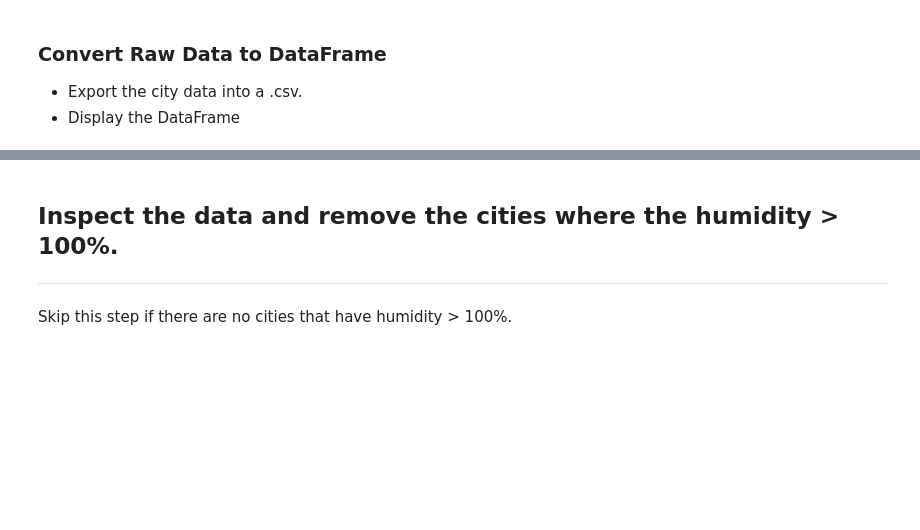
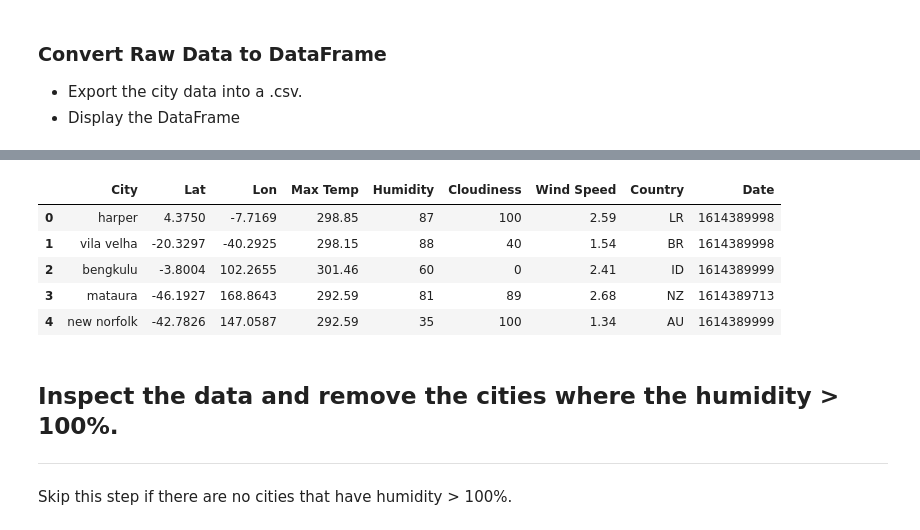
Before and after one commit to agomeso/Python-API-Challenge, a Jupyter notebook: WeatherPy/WeatherPy.ipynb, the cells around one changed output, grey strips where cells are left out. Saved outputs shown, nothing was run; the diff lists cells and outputs as text; code cells hidden in the pictures; blank space fills up the shorter version.

```diff
--- a/WeatherPy/WeatherPy.ipynb
+++ b/WeatherPy/WeatherPy.ipynb
@@ -62,13 +62,15 @@ url = "http://api.openweathermap.org/data/2.5/weather?"
 # Build partial query URL
 query_url = f"{url}appid={weather_api_key}&q="
 
-weather_dict = {}
+
+weather_list = []
 
 #Gather the data for Max Temp	Humidity	Cloudiness	Wind Speed	Country	Date
 print("Begin Data Retrieval")
 print("--------------------------")
 for city in cities:
     try:
+        weather_dict = {}
         response = requests.get(query_url + city).json()
         weather_dict['City'] = city
         weather_dict['Lat'] = response['coord']['lat']
@@ -79,7 +81,8 @@ for city in cities:
         weather_dict['Wind Speed'] = response['wind']['speed']
         weather_dict['Country'] = response['sys']['country']
         weather_dict['Date'] = response['dt']
-        print(f"Processing Record of #{cities.index(city)} of Set {range(0,50)}| {city}")
+        weather_list.append(weather_dict)
+        print(f"Processing Record {cities.index(city)} of {len(cities)-1} | {round((cities.index(city)/(len(cities)-1))*100)}% Completed | {city}")
     except:
         print("City not found. Skipping...")
 print("--------------------------")
@@ -145,0 +112,10 @@ weather_df.head(5)
+# %%
+weather_df = pd.DataFrame(weather_list)
+weather_df.head(5)
+# %% [output]
+|  | City | Lat | Lon | Max Temp | Humidity | Cloudiness | Wind Speed | Country | Date |
+| 0 | harper | 4.3750 | -7.7169 | 298.85 | 87 | 100 | 2.59 | LR | 1614389998 |
+| 1 | vila velha | -20.3297 | -40.2925 | 298.15 | 88 | 40 | 1.54 | BR | 1614389998 |
+| 2 | bengkulu | -3.8004 | 102.2655 | 301.46 | 60 | 0 | 2.41 | ID | 1614389999 |
+| 3 | mataura | -46.1927 | 168.8643 | 292.59 | 81 | 89 | 2.68 | NZ | 1614389713 |
+| 4 | new norfolk | -42.7826 | 147.0587 | 292.59 | 35 | 100 | 1.34 | AU | 1614389999 |
```
Also changed, not shown: parts of 25 cells of this notebook, 1 other file.
